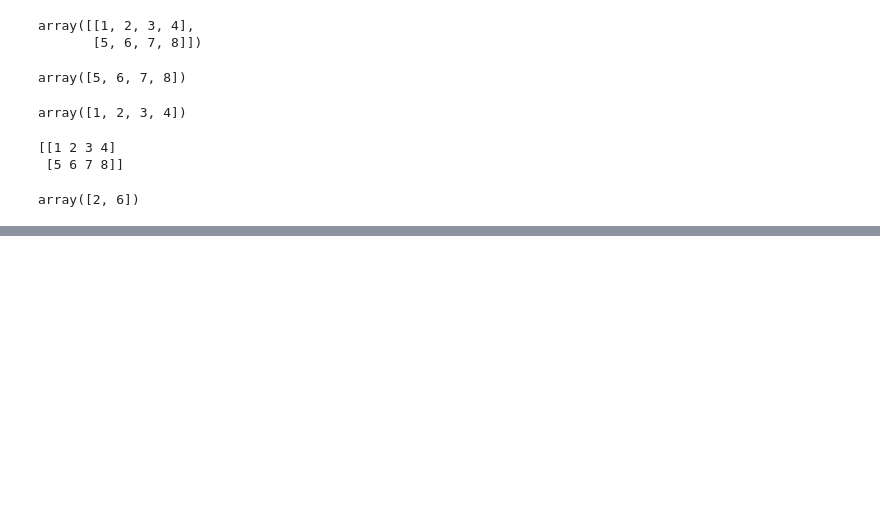
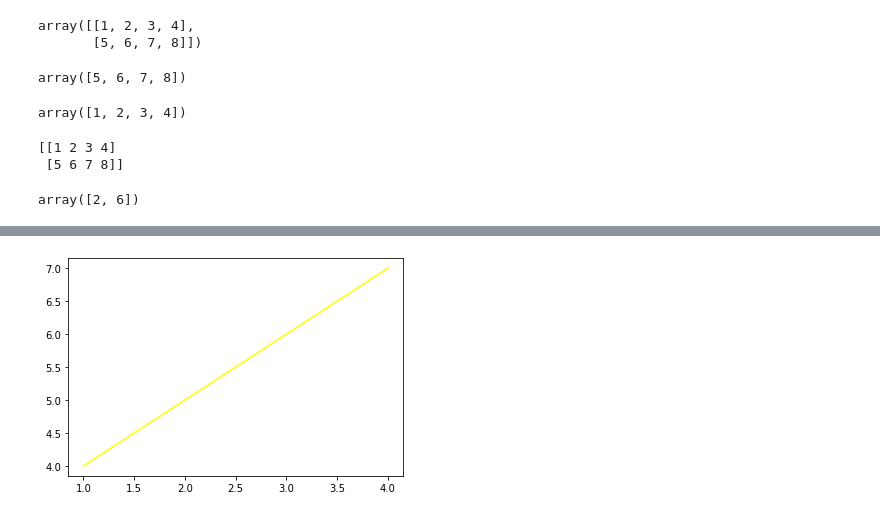
Before and after one commit to Siddhartha077/vignan-lara, a Jupyter notebook: Siddu's python workshop 6.ipynb, the cells around one changed output, grey strips where cells are left out. Saved outputs shown, nothing was run; the diff lists cells and outputs as text; code cells hidden in the pictures; blank space fills up the shorter version.

```diff
--- a/Siddu's python workshop 6.ipynb
+++ b/Siddu's python workshop 6.ipynb
@@ -278,0 +474,7 @@ array([2, 6])
+# %%
+# Matplotlib
+from matplotlib import pyplot as plt
+plt.plot([1,2,3,4],[4,5,6,7],color='yellow')
+plt.show()
+# %% [output]
+[figure, added]
```
Also changed, not shown: parts of 28 cells of this notebook, 1 other file.
